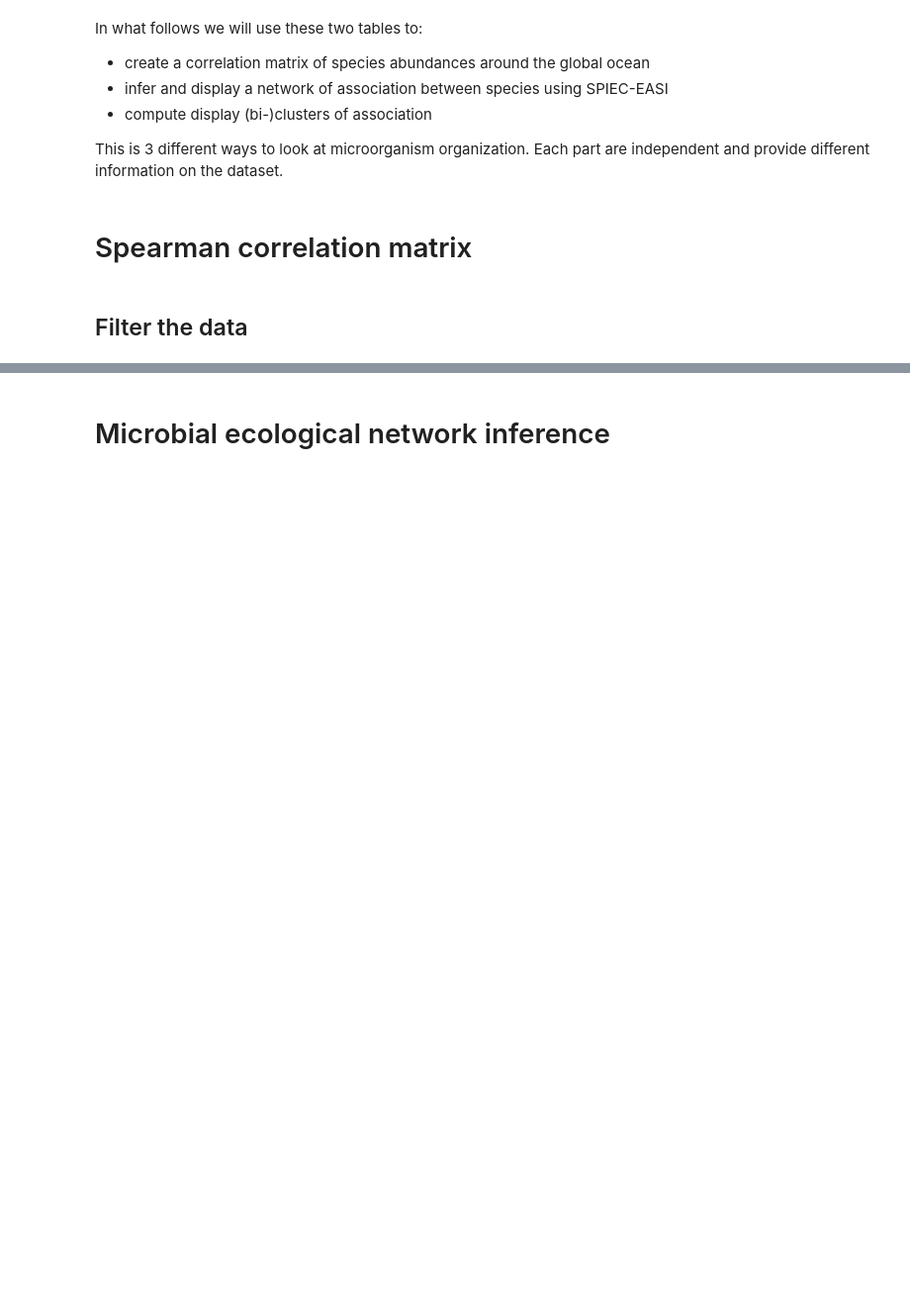
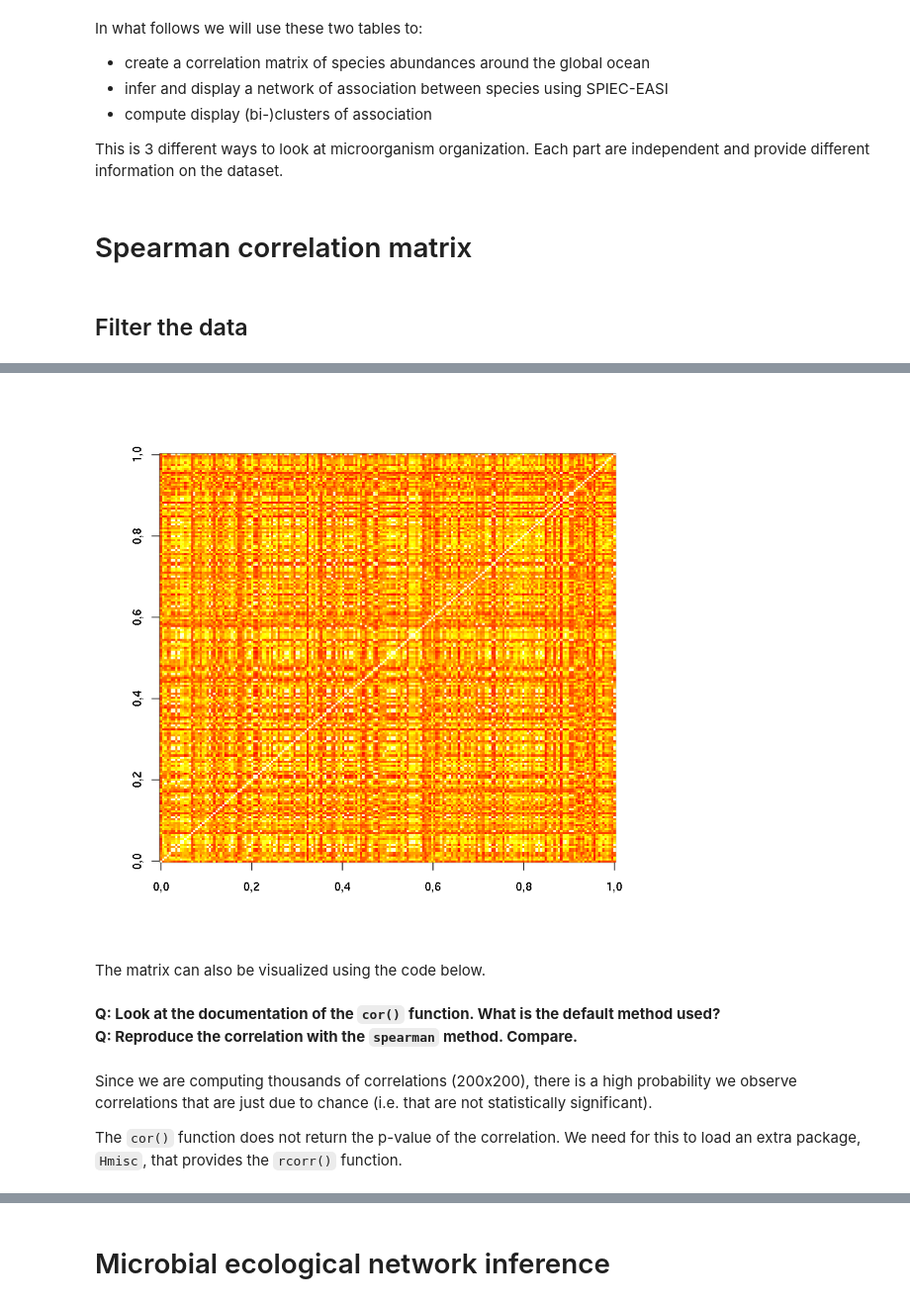
Before and after one commit to nigiord/BioinfoSummerSchoolAngers2018, a Jupyter notebook: microbial_ecological_networks.ipynb, the cells around one changed output, grey strips where cells are left out. Shown at 99% size. Cells and saved outputs as stored; diff of their text form; code cells hidden in the pictures; blank space fills up the shorter version.

```diff
--- a/microbial_ecological_networks.ipynb
+++ b/microbial_ecological_networks.ipynb
@@ -68,4 +80,7 @@ This is 3 different ways to look at microorganism organization. Each part are in
 # %%
+# OTUs as columns
+totus = t(otumat)
+
 # function to perform pre-filtering on OTU with low abundance relative to total abundance
 # OTUS with an abundance lower than 0.01% of total abundance are removed from the table
 low.count.removal = function(
@@ -108,8 +123,3 @@ ftr = min.stations.removal(totus,thresholdPresence)
 totus = totus[,ftr$keep.otu]
 nbOtusAfterPrFilter = dim(totus)[2]
 cat("NB otus after presence filter :",nbOtusAfterPrFilter,"\n")
-
-# update phyloseq object after filtering
-otus = otu_table(totus, taxa_are_rows = F)
-taxa = tax_table(as.matrix(taxa[colnames(otus),]))
-physeqo = phyloseq(t(otus), taxa)
@@ -135,0 +154,5 @@ otumat
+# %%
+cormat <- cor(totus)
+cormat
+image(cormat)
+# %% [output]
@@ -135,0 +176,3 @@ otumat
+[figure, added]
+# %% [markdown]
+The matrix can also be visualized using the code below.
@@ -135,0 +184,3 @@ otumat
+# %% [markdown]
+**Q: Look at the documentation of the `cor()` function. What is the default method used?**
+**Q: Reproduce the correlation with the `spearman` method. Compare.**
@@ -135,0 +189,4 @@ otumat
+# %% [markdown]
+Since we are computing thousands of correlations (200x200), there is a high probability we observe correlations that are just due to chance (i.e. that are not statistically significant).
+
+The `cor()` function does not return the p-value of the correlation. We need for this to load an extra package, `Hmisc`, that provides the `rcorr()` function.
```
Also changed, not shown: parts of 47 cells of this notebook, 1 other file.
